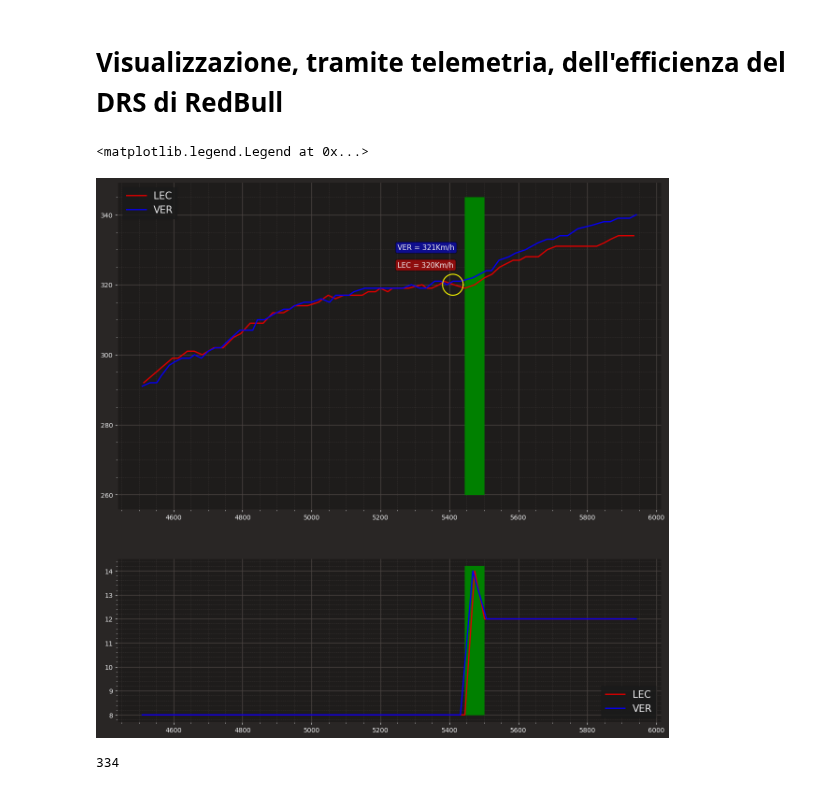
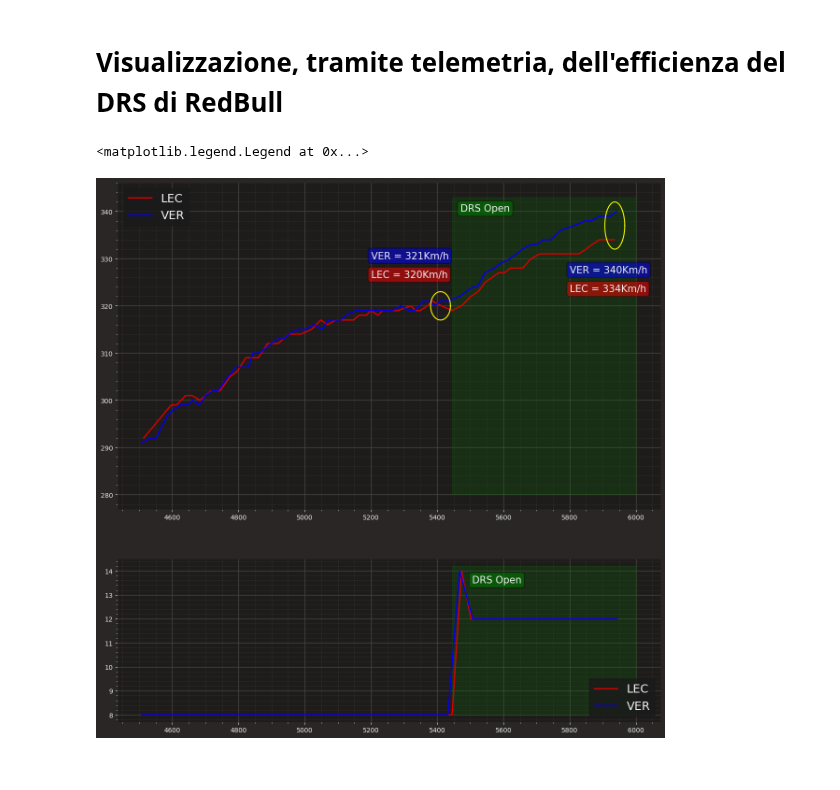
Before and after one commit to Rick8998/Baku2023F1, a Jupyter notebook: SessionsAnalysis/rb_drs.ipynb, the cells around one changed output. Cells and saved outputs as stored; diff of their text form; code cells hidden in the pictures.

```diff
--- a/SessionsAnalysis/rb_drs.ipynb
+++ b/SessionsAnalysis/rb_drs.ipynb
@@ -26,8 +26,8 @@ ver_lap = fp.laps.pick_driver('VER').pick_fastest()
 lec_tel = lec_lap.get_car_data().add_distance()
 ver_tel = ver_lap.get_car_data().add_distance()
 
-lec_tel_to_0 = lec_tel.loc[(lec_tel['Speed'].between(260, 360, inclusive=True)) & (lec_tel['Distance'].between(4500, 6000, inclusive=True))]
-ver_tel_to_0 = ver_tel.loc[(ver_tel['Speed'].between(260, 360, inclusive=True)) & (ver_tel['Distance'].between(4500, 6000, inclusive=True))]
+lec_tel_to_0 = lec_tel.loc[(lec_tel['Speed'].between(280, 360, inclusive=True)) & (lec_tel['Distance'].between(4500, 6000, inclusive=True))]
+ver_tel_to_0 = ver_tel.loc[(ver_tel['Speed'].between(280, 360, inclusive=True)) & (ver_tel['Distance'].between(4500, 6000, inclusive=True))]
 
 lec_tel_to_200 = lec_tel.loc[(lec_tel['Speed'].between(310, 360, inclusive=True)) & (lec_tel['Distance'].between(0, 200, inclusive=True))]
 ver_tel_to_200 = ver_tel.loc[(ver_tel['Speed'].between(310, 360, inclusive=True)) & (ver_tel['Distance'].between(0, 200, inclusive=True))]
@@ -43,47 +43,44 @@ lec_tel_finish = lec_tel.query('Distance >= 5934')['Speed'].iloc[0]
 
 ver_tel_5k = ver_tel.query('Distance >= 5412.906944')['Speed'].iloc[0]
 ver_tel_finish = ver_tel.query('Distance >= 5941.576944')['Speed'].iloc[0]
 
 plot_ratios = [2, 1]
 fig, ax = plt.subplots(2, gridspec_kw={'height_ratios': plot_ratios})
 
 fig.set_figheight(15)
 fig.set_figwidth(15)
 
 ax[0].plot(lec_tel_to_0['Distance'], lec_tel_to_0['Speed'], color = fer_color, label = 'LEC', linewidth=2)
 
 ax[0].plot(ver_tel_to_0['Distance'], ver_tel_to_0['Speed'], color = rbr_color, label = 'VER', linewidth=2)
-ax[0].legend(prop={'size':15}, loc='upper left')
-ax[0].add_patch(Rectangle((5445, 260), 55, 85, color='green'))
+ax[0].legend(prop={'size':18}, loc='upper left')
+ax[0].add_patch(Rectangle((5445, 280), 555, 63, color='green', alpha=0.2))
 u=5410     #x-position of the center
 v=320    #y-position of the center
 a=30    #radius on the x-axis
 b=3    #radius on the y-axis
 t = np.linspace(0, 2*pi, 100)
 ax[0].plot( u+a*np.cos(t) , v+b*np.sin(t), color="yellow")
-ax[0].text(x=5250, y = 325, s = "LEC = " + str(lec_tel_5k) +"Km/h", fontsize=11, bbox=dict(boxstyle='round', facecolor='red', alpha=0.5))
-ax[0].text(x=5250, y = 330, s = "VER = " + str(ver_tel_5k) +"Km/h", fontsize=11, bbox=dict(boxstyle='round', facecolor='blue', alpha=0.5))
+ax[0].text(x=5200, y = 326, s = "LEC = " + str(lec_tel_5k) +"Km/h", fontsize=15, bbox=dict(boxstyle='round', facecolor='red', alpha=0.5))
+ax[0].text(x=5200, y = 330, s = "VER = " + str(ver_tel_5k) +"Km/h", fontsize=15, bbox=dict(boxstyle='round', facecolor='blue', alpha=0.5))
 
-u1=5410     #x-position of the center
-v1=320    #y-position of the center
+u1=5936     #x-position of the center
+v1=337    #y-position of the center
 a1=30    #radius on the x-axis
-b1=3    #radius on the y-axis
+b1=5    #radius on the y-axis
 t1 = np.linspace(0, 2*pi, 100)
 ax[0].plot( u1+a1*np.cos(t1) , v1+b1*np.sin(t1), color="yellow")
+ax[0].text(x=5800, y = 323, s = "LEC = " + str(lec_tel_finish) +"Km/h", fontsize=15, bbox=dict(boxstyle='round', facecolor='red', alpha=0.5))
+ax[0].text(x=5800, y = 327, s = "VER = " + str(ver_tel_finish) +"Km/h", fontsize=15, bbox=dict(boxstyle='round', facecolor='blue', alpha=0.5))
+ax[0].text(x=5470, y = 340, s = "DRS Open", fontsize=15, bbox=dict(boxstyle='round', facecolor='green', alpha=0.5))
 
-
-ax[1].add_patch(Rectangle((5445, 8), 55, 6.2, color='green'))
+ax[1].add_patch(Rectangle((5445, 8), 555, 6.2, color='green', alpha=0.2))
 ax[1].plot(lec_tel_to_0['Distance'], lec_tel_to_0['DRS'], color = fer_color, label = 'LEC', linewidth=2)
-
+ax[1].text(x=5505, y = 13.5, s = "DRS Open", fontsize=15, bbox=dict(boxstyle='round', facecolor='green', alpha=0.5))
 ax[1].plot(ver_tel_to_0['Distance'], ver_tel_to_0['DRS'], color = rbr_color, label = 'VER', linewidth=2)
-ax[1].legend(prop={'size':15}, loc='lower right')
+ax[1].legend(prop={'size':18}, loc='lower right')
 
 # ax.add_patch(Rectangle((55, 80), 1, 52, color='red'))
 # %% [output]
 <matplotlib.legend.Legend at 0x...>
-[figure, old version]
+[figure, new version]
-# %%
-ver_tel_finish = lec_tel.query('Distance >= 5934')['Speed'].iloc[0]
-ver_tel_finish
-# %% [output]
-334
```
